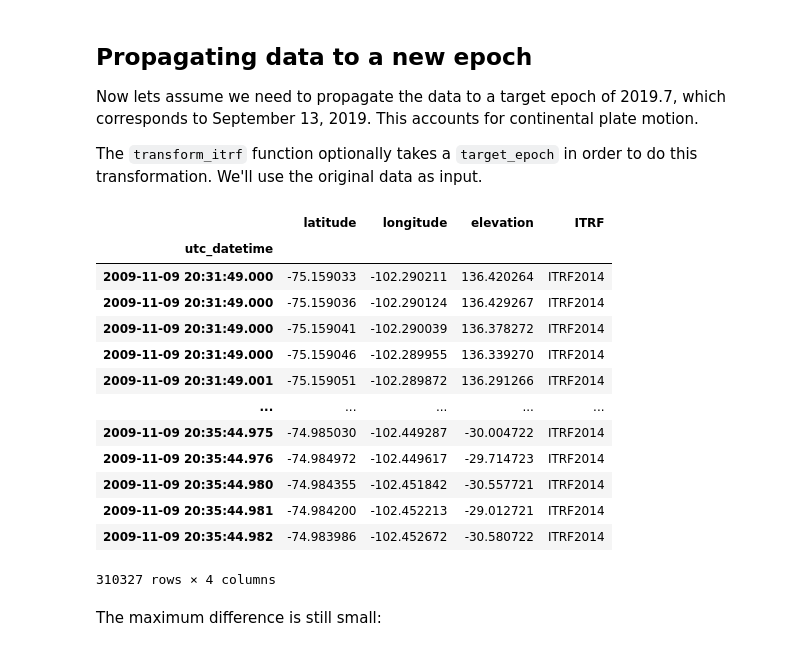
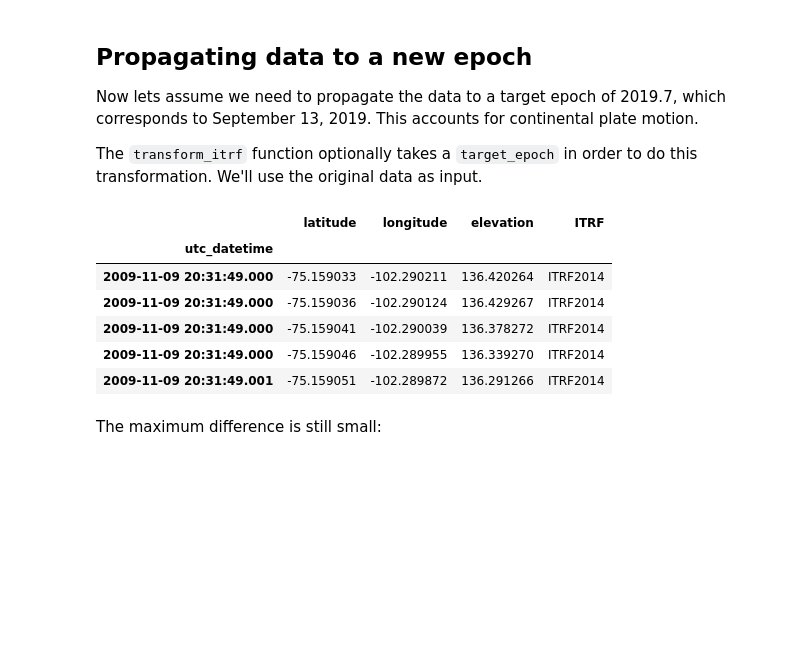
Before and after one commit to nsidc/iceflow, a Jupyter notebook: docs/iceflow-example.ipynb, the cells around one changed output. Drawn from its saved outputs; the diff is of its cells as text; code cells hidden in the pictures; blank space fills up the shorter version.

```diff
--- a/docs/iceflow-example.ipynb
+++ b/docs/iceflow-example.ipynb
@@ -131,26 +110,19 @@ The `transform_itrf` function optionally takes a `target_epoch` in order to do t
 # %%
 itrf2014_epoch_2019_7_df = transform_itrf(
     data=iceflow_df,
     target_itrf="ITRF2014",
     target_epoch="2019.7",
 )
 
-itrf2014_epoch_2019_7_df
+itrf2014_epoch_2019_7_df.head()
 # %% [output]
 |  | latitude | longitude | elevation | ITRF |
 | utc_datetime |  |  |  |  |
 | 2009-11-09 20:31:49.000 | -75.159033 | -102.290211 | 136.420264 | ITRF2014 |
 | 2009-11-09 20:31:49.000 | -75.159036 | -102.290124 | 136.429267 | ITRF2014 |
 | 2009-11-09 20:31:49.000 | -75.159041 | -102.290039 | 136.378272 | ITRF2014 |
 | 2009-11-09 20:31:49.000 | -75.159046 | -102.289955 | 136.339270 | ITRF2014 |
 | 2009-11-09 20:31:49.001 | -75.159051 | -102.289872 | 136.291266 | ITRF2014 |
-| ... | ... | ... | ... | ... |
-| 2009-11-09 20:35:44.975 | -74.985030 | -102.449287 | -30.004722 | ITRF2014 |
-| 2009-11-09 20:35:44.976 | -74.984972 | -102.449617 | -29.714723 | ITRF2014 |
-| 2009-11-09 20:35:44.980 | -74.984355 | -102.451842 | -30.557721 | ITRF2014 |
-| 2009-11-09 20:35:44.981 | -74.984200 | -102.452213 | -29.012721 | ITRF2014 |
-| 2009-11-09 20:35:44.982 | -74.983986 | -102.452672 | -30.580722 | ITRF2014 |
-310327 rows × 4 columns
 # %% [markdown]
 The maximum difference is still small:
 # %%
```
Also changed, not shown: parts of 3 cells of this notebook, 3 other files.
